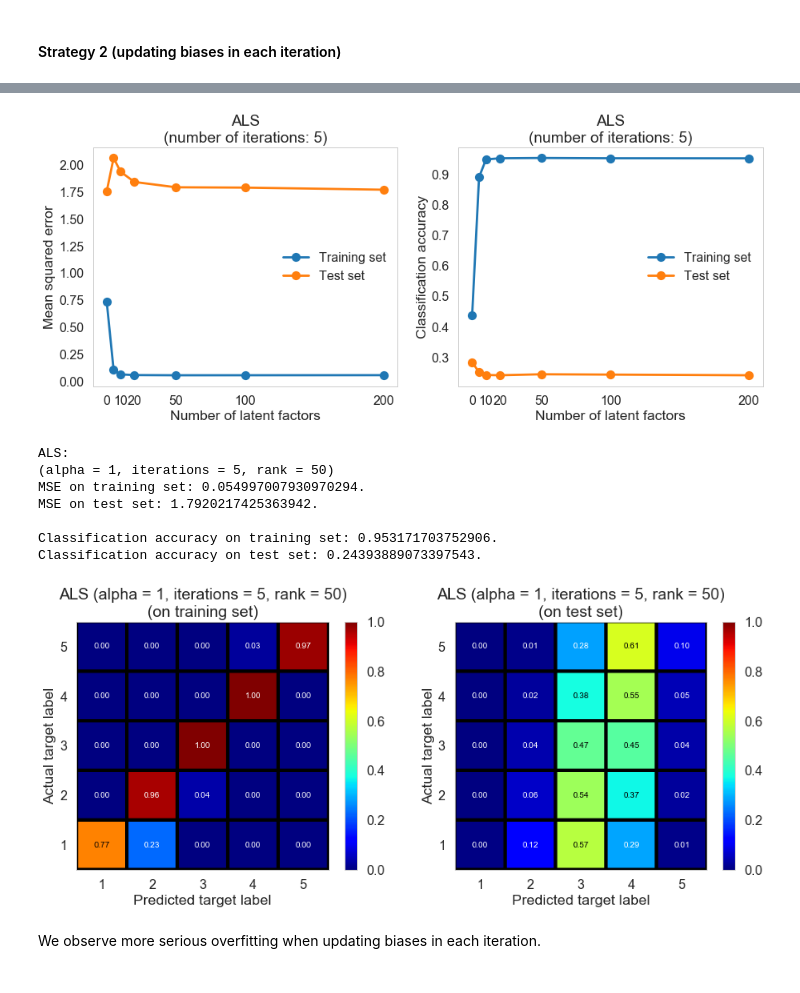
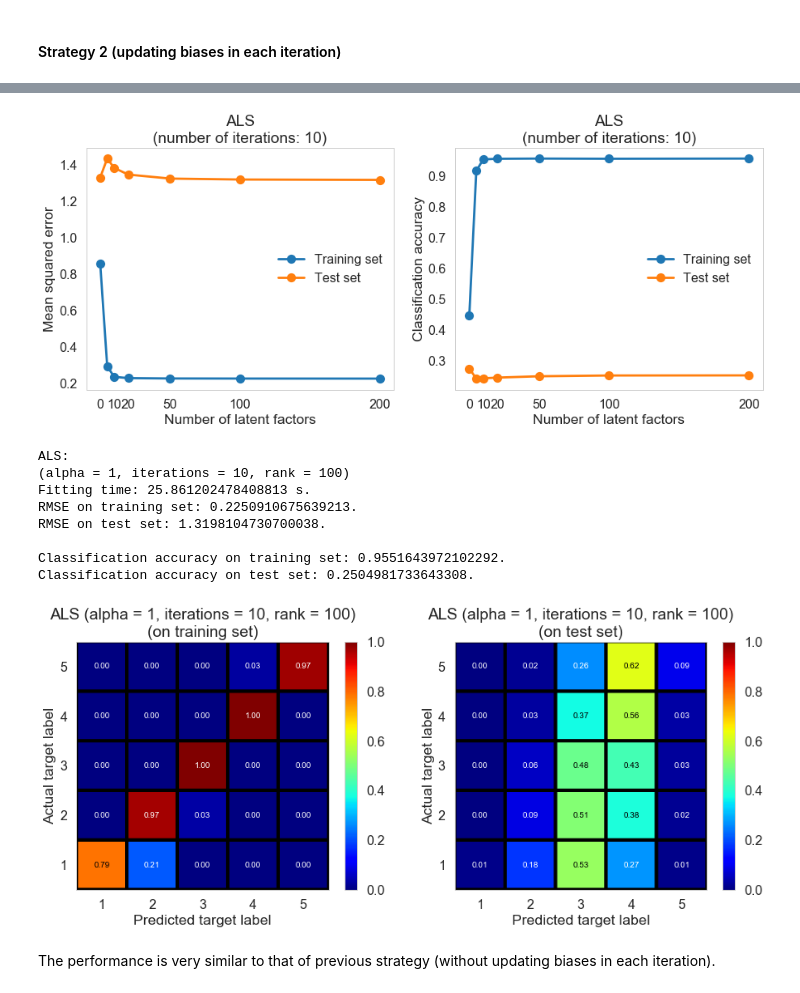
Before and after one commit to xuwd11/Recommender_Systems, a Jupyter notebook: 04_predictive_modeling.ipynb, the cells around one changed output, grey strips where cells are left out. Drawn from its saved outputs; the diff is of its cells as text; code cells hidden in the pictures.

```diff
--- a/04_predictive_modeling.ipynb
+++ b/04_predictive_modeling.ipynb
@@ -273,9 +286,11 @@ class BaselineRegression(BaselineMean):
         return self
 
     def fit(self, X, y):
+        t0 = time.time()
         X = self._fit_transform_id2index(X)
         self._fit_baseline_regression(X, y)
         self.fitted = True
+        self.time_fitting.append(time.time() - t0)
         return self
 
     def _predict_no_missing(self, X):
@@ -551,8 +575,8 @@ plt.savefig(fig_dir + 'als_ranks.png', bbox_inches='tight')
 Collaberative filtering using ALS improves training performance significantly. Small number of latent factors increases the variance of the model, indicated by poor test performace; test performance is similar to baseline model when the number of latent factors is high.
 # %%
 alpha = best_alpha1
-iterations = 5
-rank = 200
+iterations = 10
+rank = 100
 
 als = ALS(alpha=alpha, iterations=iterations, rank=rank).fit(X_train, y_train)
 # %%
@@ -589,10 +615,13 @@ Classification accuracy on test set: 0.28047160411823313.
 #### Strategy 2 (updating biases in each iteration)
 # %%
 class ALS2(BaselineRegression):
-    def __init__(self, alpha=0, rank=5, iterations=5, random_state=5000, classification=False):
+    def __init__(self, alpha=1, rank=100, iterations=10, init_mean=0, init_std=0.1, \
+                 random_state=0, classification=False):
         super().__init__(alpha, classification)
         self.rank = rank
         self.iterations = iterations
+        self.init_mean = init_mean
+        self.init_std = init_std
         self.random_state = random_state
 
     def _fit_ALS_u2m(self):
@@ -630,17 +659,19 @@ class ALS2(BaselineRegression):
         self.ind_m2u = np.concatenate((np.zeros(1, dtype=int), \
                                        np.cumsum(np.bincount(self.X_m2u[:, 0], minlength=self.n_u))))
         np.random.seed(self.random_state)
-        self.params_u = np.random.rand(self.n_u, self.rank)
+        self.params_u = np.random.normal(self.init_mean, self.init_std, (self.n_u, self.rank))
         for _ in range(self.iterations):
             self._fit_ALS_u2m()
             self._fit_ALS_m2u()
         return self
 
     def fit(self, X, y):
+        t0 = time.time()
         X = self._fit_transform_id2index(X)
         self._fit_baseline_regression(X, y)
         self._fit_ALS(X, y-self.params_base[0])
         self.fitted = True
+        self.time_fitting.append(time.time() - t0)
         return self
 
     def _predict_ALS(self, X):
@@ -687,33 +718,33 @@ plt.savefig(fig_dir + 'als2_iterations.png', bbox_inches='tight')
 # %%
 ranks = [0, 5, 10, 20, 50, 100, 200]
-als2s2 = [ALS2(alpha=best_alpha1, rank=r).fit(X_train, y_train) for r in ranks]
+als2s2 = [ALS2(alpha=best_alpha1, rank=r, iterations=10).fit(X_train, y_train) for r in ranks]
 # %%
-train_mse = [a.score(X_train, y_train, scoring='mse') for a in als2s2]
-test_mse = [a.score(X_test, y_test, scoring='mse') for a in als2s2]
+train_rmse = [a.score(X_train, y_train, scoring='rmse') for a in als2s2]
+test_rmse = [a.score(X_test, y_test, scoring='rmse') for a in als2s2]
 train_accuracy = [a.score(X_train, y_train, classification=True) for a in als2s2]
 test_accuracy = [a.score(X_test, y_test, classification=True) for a in als2s2]
 
 plt.figure(figsize=(15, 5.5))
 plt.subplot(1, 2, 1)
-plt.plot(ranks, train_mse, 'o-', label='Training set');
-plt.plot(ranks, test_mse, 'o-', label='Test set');
+plt.plot(ranks, train_rmse, 'o-', label='Training set');
+plt.plot(ranks, test_rmse, 'o-', label='Test set');
 plt.xlabel('Number of latent factors');
 plt.xticks([0] + ranks[2:], [0] + ranks[2:]);
 plt.ylabel('Mean squared error');
-plt.title('ALS\n(number of iterations: {})'.format(5))
+plt.title('ALS\n(number of iterations: {})'.format(10))
 plt.legend();
 
 plt.subplot(1, 2, 2)
 plt.plot(ranks, train_accuracy, 'o-', label='Training set');
 plt.plot(ranks, test_accuracy, 'o-', label='Test set');
 plt.xlabel('Number of latent factors');
 plt.xticks([0] + ranks[2:], [0] + ranks[2:]);
 plt.ylabel('Classification accuracy');
-plt.title('ALS\n(number of iterations: {})'.format(5))
+plt.title('ALS\n(number of iterations: {})'.format(10))
 plt.legend();
 
 plt.savefig(fig_dir + 'als2_ranks.png', bbox_inches='tight')
 # %% [output]
-[figure, old version]
+[figure, new version]
 # %%
 alpha = best_alpha1
@@ -724,8 +755,9 @@ als2 = ALS2(alpha=alpha, iterations=iterations, rank=rank).fit(X_train, y_train)
 # %%
 print('ALS:')
 print('(alpha = {}, iterations = {}, rank = {})'.format(alpha, iterations, rank))
-print('MSE on training set: {}.'.format(als2.score(X_train, y_train, scoring='mse')))
-print('MSE on test set: {}.'.format(als2.score(X_test, y_test, scoring='mse')))
+print('Fitting time: {} s.'.format(als2.time_fitting[-1]))
+print('RMSE on training set: {}.'.format(als2.score(X_train, y_train, scoring='rmse')))
+print('RMSE on test set: {}.'.format(als2.score(X_test, y_test, scoring='rmse')))
 print()
 print('Classification accuracy on training set: {}.'.format(als2.score(X_train, y_train, classification=True)))
 print('Classification accuracy on test set: {}.'.format(als2.score(X_test, y_test, classification=True)))
@@ -744,12 +776,13 @@ plot_cm(confusion_matrix(y_test, y_pred_test_label), 'ALS (alpha = {}, iteration
 plt.savefig(fig_dir + 'als2_cm1.png', bbox_inches='tight')
 # %% [output]
 ALS:
-(alpha = 1, iterations = 5, rank = 50)
-MSE on training set: 0.054997007930970294.
-MSE on test set: 1.7920217425363942.
+(alpha = 1, iterations = 10, rank = 100)
+Fitting time: 25.861202478408813 s.
+RMSE on training set: 0.2250910675639213.
+RMSE on test set: 1.3198104730700038.
 
-Classification accuracy on training set: 0.953171703752906.
-Classification accuracy on test set: 0.24393889073397543.
+Classification accuracy on training set: 0.9551643972102292.
+Classification accuracy on test set: 0.2504981733643308.
-[figure, old version]
+[figure, new version]
-# %% [markdown]
-We observe more serious overfitting when updating biases in each iteration.
+# %% [markdown]
+The performance is very similar to that of previous strategy (without updating biases in each iteration).
```
Also changed, not shown: parts of 19 cells of this notebook, 10 other files.
